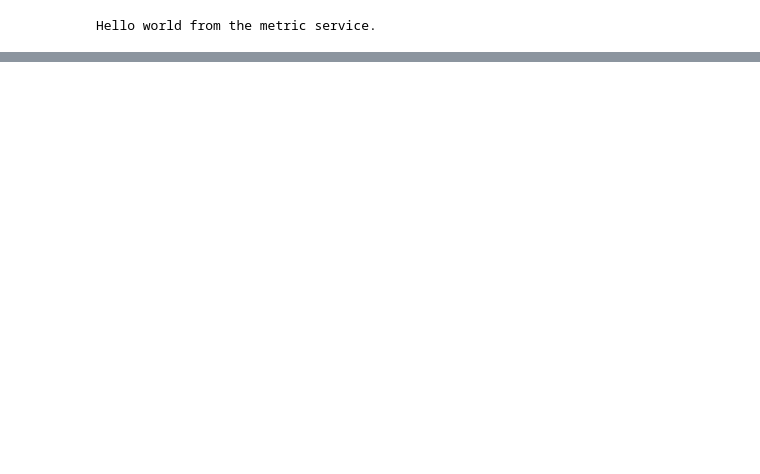
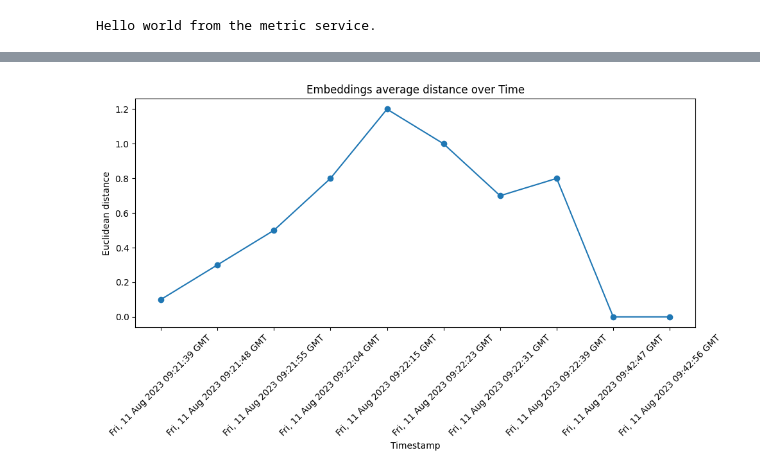
Before and after one commit to fuzzylabs/MindGPT, a Jupyter notebook: notebook/monitoring_notebook.ipynb, the cells around one changed output, grey strips where cells are left out. Cells and saved outputs as stored; diff of their text form; code cells hidden in the pictures; blank space fills up the shorter version.

```diff
--- a/notebook/monitoring_notebook.ipynb
+++ b/notebook/monitoring_notebook.ipynb
@@ -19,0 +78,4 @@ readability_data = response.text
+# %%
+response = requests.get(f"http://{METRIC_SERVICE_HOST}:{METRIC_SERVICE_PORT}/{QUERY_EMBEDDING_DRIFT_ENDPOINT}")
+embedding_drift_data = response.json()
+embedding_drift_data
@@ -19,0 +103,4 @@ readability_data = response.text
+# %%
+embedding_drift_df = pd.DataFrame(embedding_drift_data, columns=["ID", "Timestamp", "ReferenceDataset", "CurrentDataset", "Distance", "Drifted"])
+embedding_drift_df.set_index('ID', inplace=True)
+embedding_drift_df
@@ -19,0 +120,11 @@ readability_data = response.text
+# %%
+plt.figure(figsize=(10,6))
+plt.plot(embedding_drift_df['Timestamp'], embedding_drift_df['Distance'], marker='o', linestyle='-')
+plt.title('Embeddings average distance over Time')
+plt.xlabel('Timestamp')
+plt.ylabel('Euclidean distance')
+plt.xticks(rotation=45)
+plt.tight_layout()
+plt.show()
+# %% [output]
+[figure, added]
```
Also changed, not shown: parts of 17 cells of this notebook.
